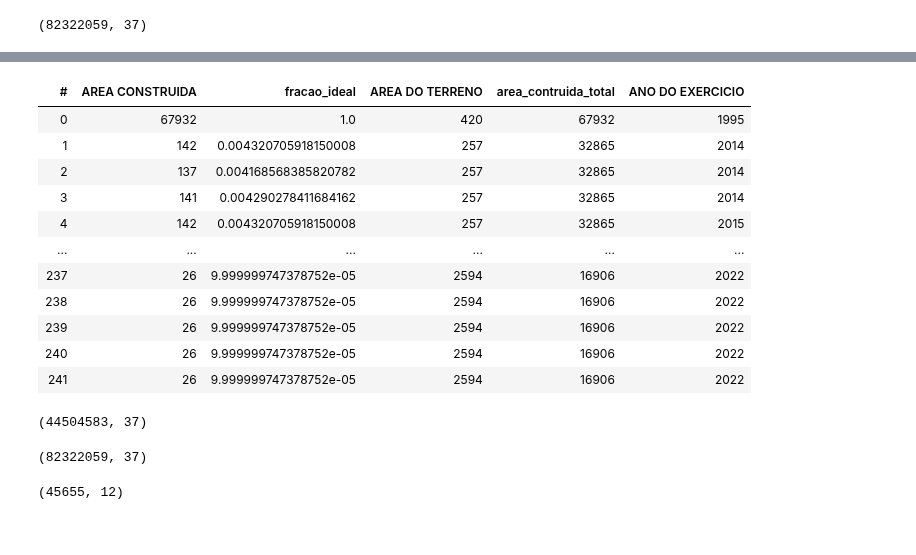
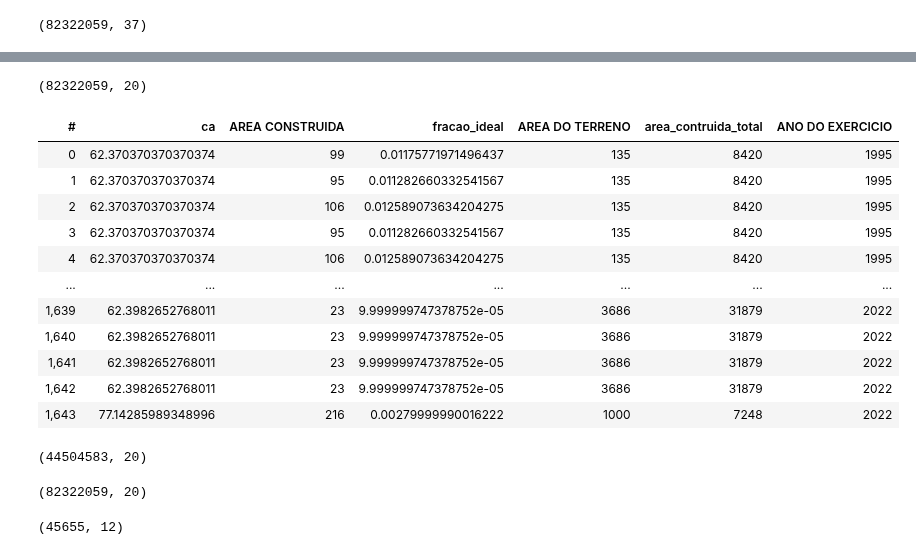
Before and after one commit to cem-usp/dash-iptu, a Jupyter notebook: 01 - Preparando dados do IPTU de 2022.ipynb, the cells around one changed output, grey strips where cells are left out. Saved outputs shown, nothing was run; the diff lists cells and outputs as text; code cells hidden in the pictures.

Commit message:
Alteracoes na preparacao dos IPTUs

```diff
--- a/01 - Preparando dados do IPTU de 2022.ipynb
+++ b/01 - Preparando dados do IPTU de 2022.ipynb
@@ -124,8 +124,8 @@ for i in range(1995,2023):
 
     print(f'Processando {i}')
 
-    df = vaex.open(f'data/IPTU_{i}/IPTU_{i}.hdf5')
-    # df = vaex.open(f'data//IPTU-HDF5/IPTU_{i}/IPTU_{i}.hdf5')
+    # df = vaex.open(f'data/IPTU_{i}/IPTU_{i}.hdf5')
+    df = vaex.open(f'data//IPTU-HDF5/IPTU_{i}/IPTU_{i}.hdf5')
 
     df.setor = df['NUMERO DO CONTRIBUINTE'].str.slice(0,3)
     df.quadra = df['NUMERO DO CONTRIBUINTE'].str.slice(3,6)
@@ -174,3 +174,25 @@ df_iptu = vaex.concat(dfs)
 df_iptu.shape
 # %% [output]
 (82322059, 37)
+# %%
+columns_to_drop = [
+    'NUMERO DO CONTRIBUINTE',
+    'NUMERO DA NL',
+    'DATA DO CADASTRAMENTO',
+    'NOME DE LOGRADOURO DO IMOVEL',
+    'NUMERO DO IMOVEL',
+    'COMPLEMENTO DO IMOVEL',
+    'BAIRRO DO IMOVEL',
+    'REFERENCIA DO IMOVEL',
+    'CEP DO IMOVEL',
+    'QUANTIDADE DE ESQUINAS FRENTES',
+    'VALOR DO M2 DO TERRENO',
+    'VALOR DO M2 DE CONSTRUCAO' ,
+    'TIPO DE TERRENO',
+    'ANO DE INICIO DA VIDA DO CONTRIBUINTE',
+    'MES DE INICIO DA VIDA DO CONTRIBUINTE',
+    'FASE DO CONTRIBUINTE',
+    'FRACAO IDEAL'
+]
+# %%
+df_iptu.drop(columns=columns_to_drop, inplace=True)
@@ -177,27 +212,31 @@ df_iptu.shape
+# %%
+df_iptu.shape
+# %% [output]
+(82322059, 20)
 # %%
 ## Parece que para alguns lotes condominiais o terreno está proporcional à fracao ideal
-df_iptu[df_iptu.ca > 100]['AREA CONSTRUIDA', 'fracao_ideal', 'AREA DO TERRENO', 'area_contruida_total', 'ANO DO EXERCICIO']
+df_iptu[df_iptu.ca > 60]['ca', 'AREA CONSTRUIDA', 'fracao_ideal', 'AREA DO TERRENO', 'area_contruida_total', 'ANO DO EXERCICIO']
 # %% [output]
-| # | AREA CONSTRUIDA | fracao_ideal | AREA DO TERRENO | area_contruida_total | ANO DO EXERCICIO |
-| 0 | 67932 | 1.0 | 420 | 67932 | 1995 |
-| 1 | 142 | 0.004320705918150008 | 257 | 32865 | 2014 |
-| 2 | 137 | 0.004168568385820782 | 257 | 32865 | 2014 |
-| 3 | 141 | 0.004290278411684162 | 257 | 32865 | 2014 |
-| 4 | 142 | 0.004320705918150008 | 257 | 32865 | 2015 |
-| ... | ... | ... | ... | ... | ... |
-| 237 | 26 | 9.999999747378752e-05 | 2594 | 16906 | 2022 |
-| 238 | 26 | 9.999999747378752e-05 | 2594 | 16906 | 2022 |
-| 239 | 26 | 9.999999747378752e-05 | 2594 | 16906 | 2022 |
-| 240 | 26 | 9.999999747378752e-05 | 2594 | 16906 | 2022 |
-| 241 | 26 | 9.999999747378752e-05 | 2594 | 16906 | 2022 |
+| # | ca | AREA CONSTRUIDA | fracao_ideal | AREA DO TERRENO | area_contruida_total | ANO DO EXERCICIO |
+| 0 | 62.370370370370374 | 99 | 0.01175771971496437 | 135 | 8420 | 1995 |
+| 1 | 62.370370370370374 | 95 | 0.011282660332541567 | 135 | 8420 | 1995 |
+| 2 | 62.370370370370374 | 106 | 0.012589073634204275 | 135 | 8420 | 1995 |
+| 3 | 62.370370370370374 | 95 | 0.011282660332541567 | 135 | 8420 | 1995 |
+| 4 | 62.370370370370374 | 106 | 0.012589073634204275 | 135 | 8420 | 1995 |
+| ... | ... | ... | ... | ... | ... | ... |
+| 1,639 | 62.3982652768011 | 23 | 9.999999747378752e-05 | 3686 | 31879 | 2022 |
+| 1,640 | 62.3982652768011 | 23 | 9.999999747378752e-05 | 3686 | 31879 | 2022 |
+| 1,641 | 62.3982652768011 | 23 | 9.999999747378752e-05 | 3686 | 31879 | 2022 |
+| 1,642 | 62.3982652768011 | 23 | 9.999999747378752e-05 | 3686 | 31879 | 2022 |
+| 1,643 | 77.14285989348996 | 216 | 0.00279999990016222 | 1000 | 7248 | 2022 |
 # %%
 df_iptu[df_iptu['NUMERO DO CONDOMINIO'] == '00-0'].shape
 # %% [output]
-(44504583, 37)
+(44504583, 20)
 # %%
 df_iptu.shape
 # %% [output]
-(82322059, 37)
+(82322059, 20)
 # %%
 df_quadras_distritos_od['sqod'] = df_quadras_distritos_od.sq + df_quadras_distritos_od.od_id.str.pad(width=3, side='left', fillchar='0')
 # %%
```
Also changed, not shown: parts of 25 cells of this notebook.
